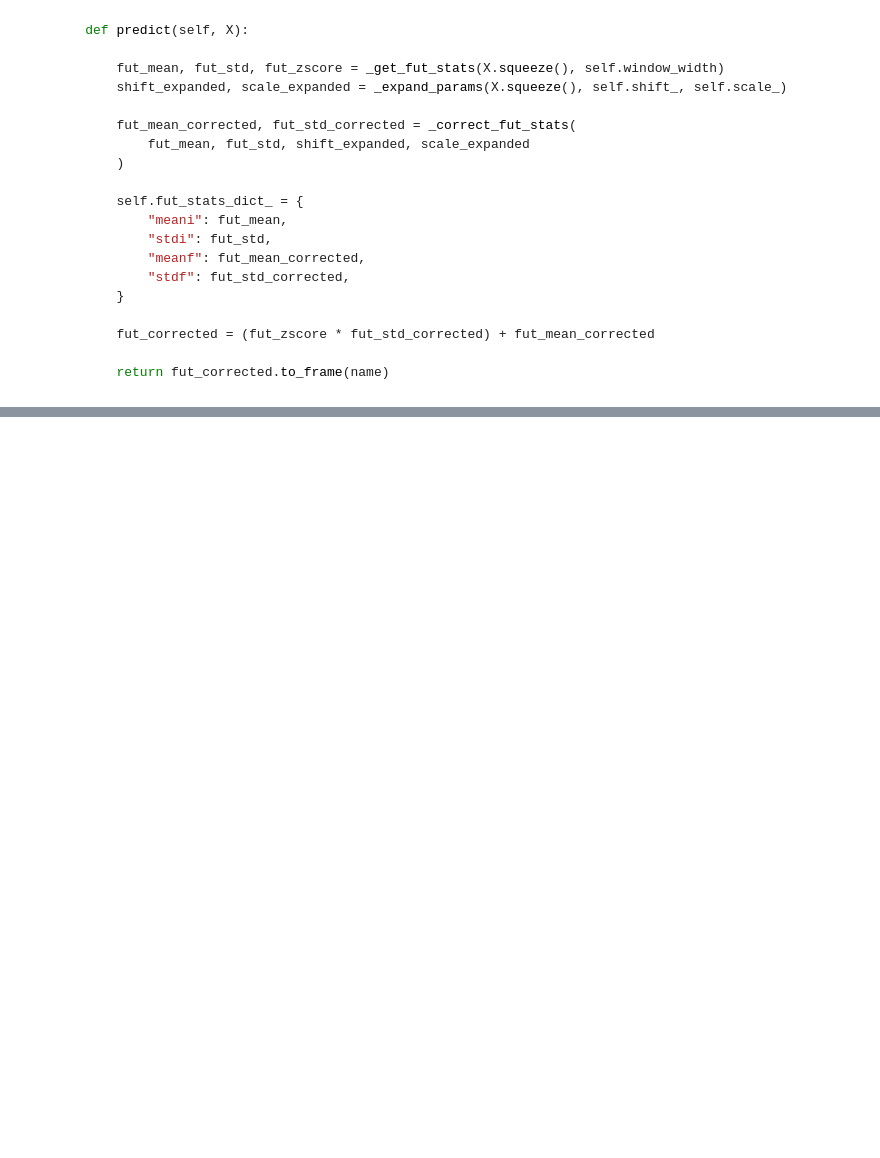
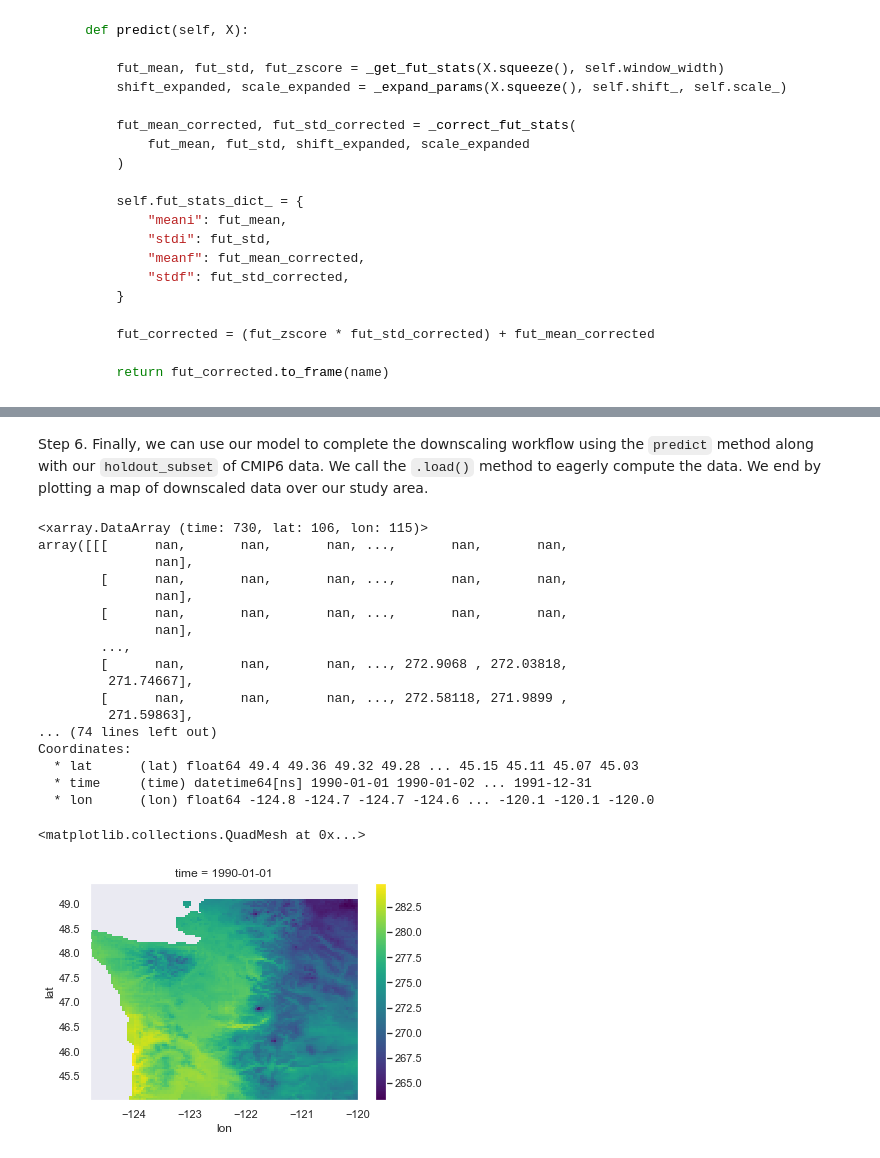
Before and after one commit to pangeo-data/scikit-downscale, a Jupyter notebook: examples/2020ECAHM-scikit-downscale.ipynb, the cells around one changed output, grey strips where cells are left out. Saved outputs shown, nothing was run; the diff lists cells and outputs as text; code cells hidden in the pictures; blank space fills up the shorter version.

```diff
--- a/examples/2020ECAHM-scikit-downscale.ipynb
+++ b/examples/2020ECAHM-scikit-downscale.ipynb
@@ -302,0 +469,6 @@ TODO: JJH
+# %%
+from skdownscale.pointwise_models import PointWiseDownscaler
+from dask.diagnostics import ProgressBar
+
+model = PointWiseDownscaler(BcsdTemperature(return_anoms=False))
+model
@@ -302,0 +483,3 @@ TODO: JJH
+# %%
+model.fit(train_subset, obs_subset)
+display(model, model._models)
@@ -303 +510,27 @@ TODO: JJH
+# %% [markdown]
+Step 6. Finally, we can use our model to complete the downscaling workflow using the `predict` method along with our `holdout_subset` of CMIP6 data. We call the `.load()` method to eagerly compute the data. We end by plotting a map of downscaled data over our study area.
+# %%
+predicted = model.predict(holdout_subset).load()
+display(predicted)
+predicted.isel(time=0).plot()
+# %% [output]
+<xarray.DataArray (time: 730, lat: 106, lon: 115)>
+array([[[      nan,       nan,       nan, ...,       nan,       nan,
+               nan],
+        [      nan,       nan,       nan, ...,       nan,       nan,
+               nan],
+        [      nan,       nan,       nan, ...,       nan,       nan,
+               nan],
+        ...,
+        [      nan,       nan,       nan, ..., 272.9068 , 272.03818,
+         271.74667],
+        [      nan,       nan,       nan, ..., 272.58118, 271.9899 ,
+         271.59863],
+... (74 lines left out)
+Coordinates:
+  * lat      (lat) float64 49.4 49.36 49.32 49.28 ... 45.15 45.11 45.07 45.03
+  * time     (time) datetime64[ns] 1990-01-01 1990-01-02 ... 1991-12-31
+  * lon      (lon) float64 -124.8 -124.7 -124.7 -124.6 ... -120.1 -120.1 -120.0
+<matplotlib.collections.QuadMesh at 0x...>
+[figure, added]
 # %% [markdown]
```
Also changed, not shown: parts of 34 cells of this notebook, 3 other files.
